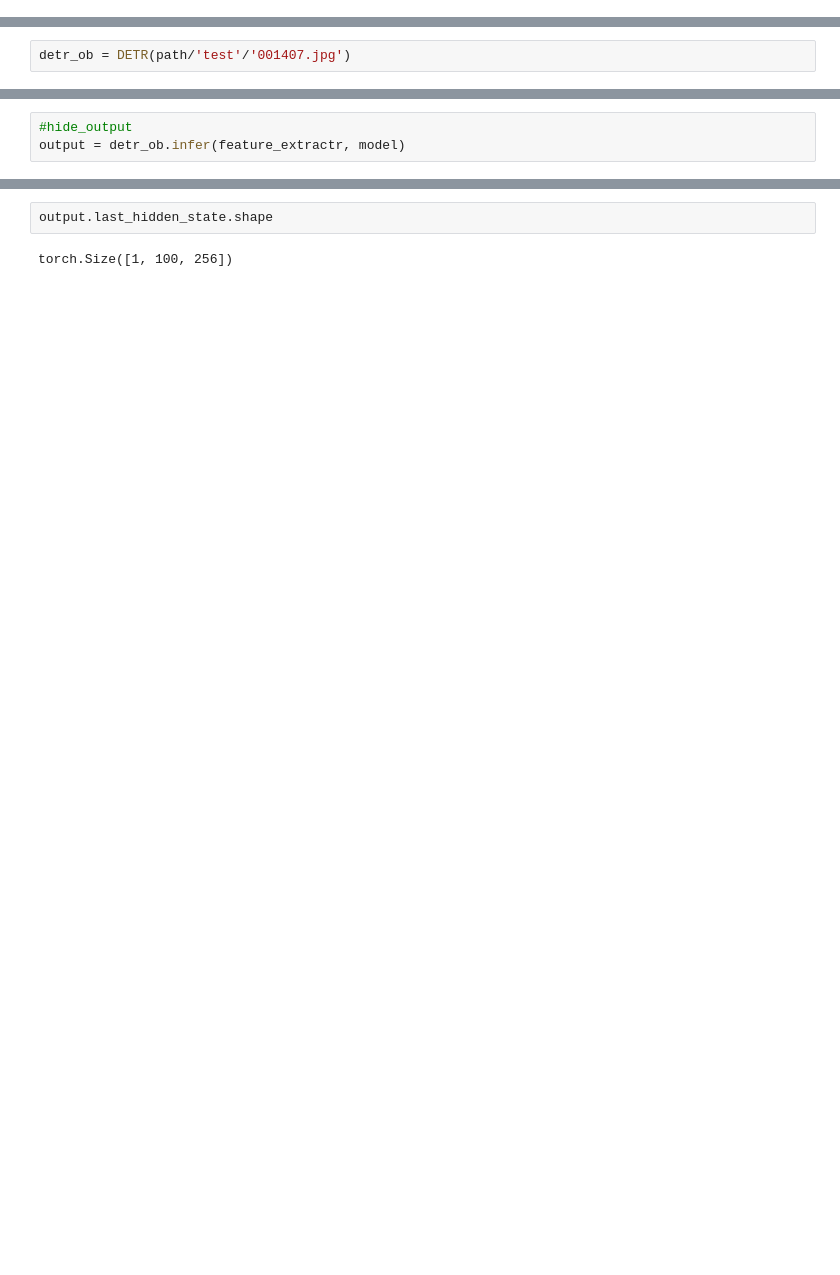
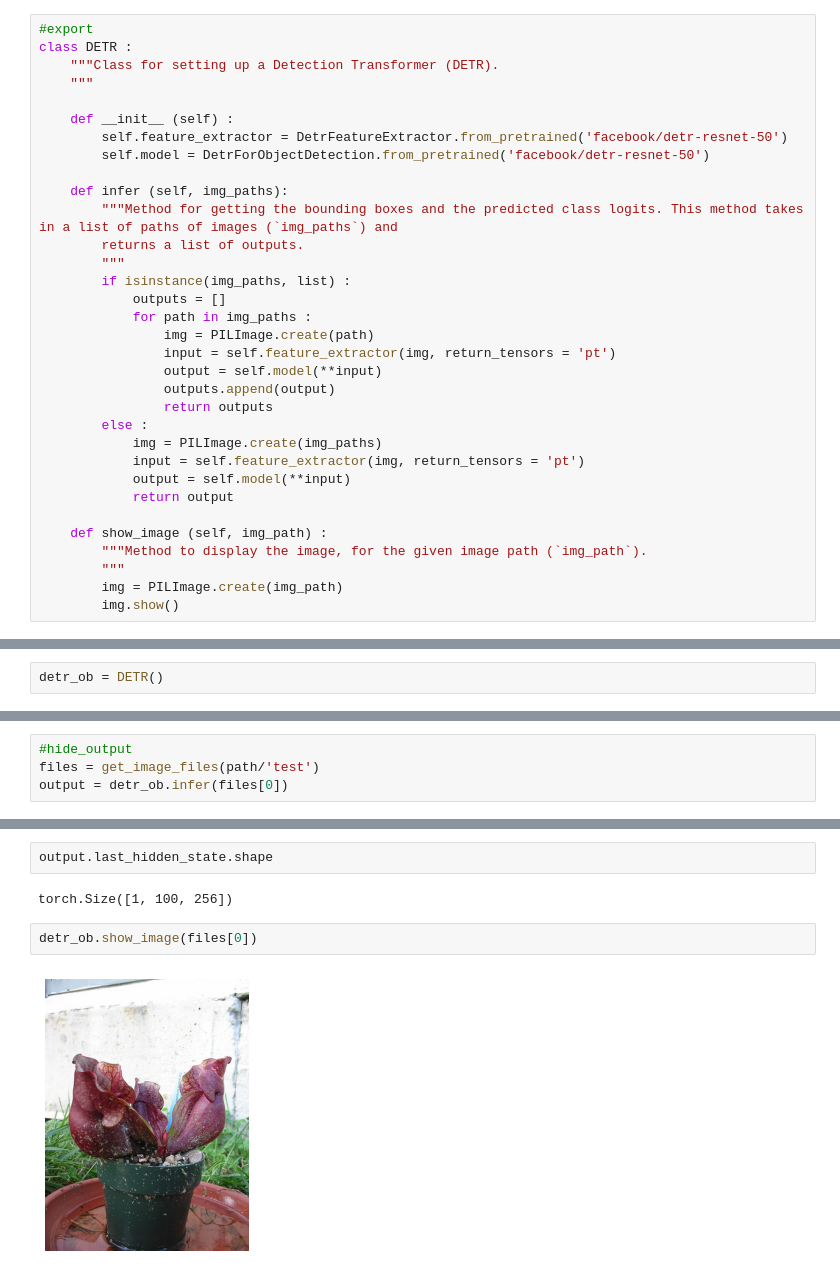
Before and after one commit to Ys-Prakash/transcv, a Jupyter notebook: 01_detr.ipynb, the cells around one changed output, grey strips where cells are left out. Saved outputs shown, nothing was run; the diff lists cells and outputs as text; blank space fills up the shorter version.

Commit message:
DETR and Docs updated

```diff
--- a/01_detr.ipynb
+++ b/01_detr.ipynb
@@ -55,3 +13,36 @@ Method for getting the detr model.
+# %%
+#export
+class DETR :
+    """Class for setting up a Detection Transformer (DETR).
+    """
+
+    def __init__ (self) :
+        self.feature_extractor = DetrFeatureExtractor.from_pretrained('facebook/detr-resnet-50')
+        self.model = DetrForObjectDetection.from_pretrained('facebook/detr-resnet-50')
+
+    def infer (self, img_paths):
+        """Method for getting the bounding boxes and the predicted class logits. This method takes in a list of paths of images (`img_paths`) and
+        returns a list of outputs.
+        """
+        if isinstance(img_paths, list) :
+            outputs = []
+            for path in img_paths :
+                img = PILImage.create(path)
+                input = self.feature_extractor(img, return_tensors = 'pt')
+                output = self.model(**input)
+                outputs.append(output)
+                return outputs
+        else :
+            img = PILImage.create(img_paths)
+            input = self.feature_extractor(img, return_tensors = 'pt')
+            output = self.model(**input)
+            return output
+
+    def show_image (self, img_path) :
+        """Method to display the image, for the given image path (`img_path`).
+        """
+        img = PILImage.create(img_path)
+        img.show()
 # %%
 show_doc(DETR.infer)
 # %% [output]
@@ -77,4 +65,4 @@ Let's see an example of how to use this class :
 # %%
 path = untar_data(URLs.PASCAL_2007)
 # %%
-detr_ob = DETR(path/'test'/'001407.jpg')
+detr_ob = DETR()
@@ -87,3 +71,4 @@ detr_ob.show_image()
 # %%
 #hide_output
-output = detr_ob.infer(feature_extractr, model)
+files = get_image_files(path/'test')
+output = detr_ob.infer(files[0])
@@ -111,3 +98,7 @@ tensor([[[0.0312, 0.6896, 0.0470, 0.1512],
 output.last_hidden_state.shape
 # %% [output]
 torch.Size([1, 100, 256])
+# %%
+detr_ob.show_image(files[0])
+# %% [output]
+[figure, added]
```
Also changed, not shown: parts of 11 cells of this notebook, 8 other files.
